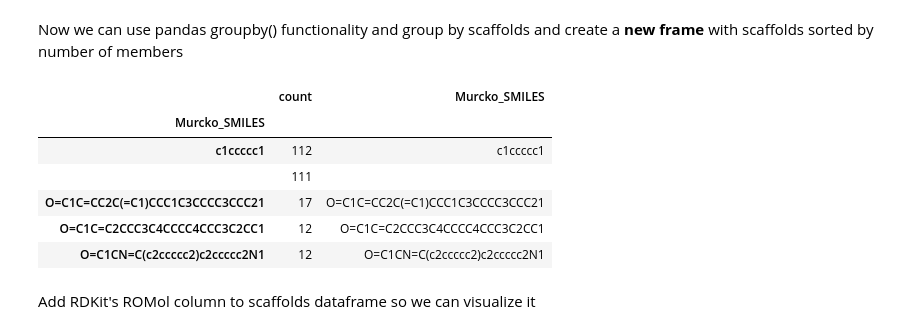
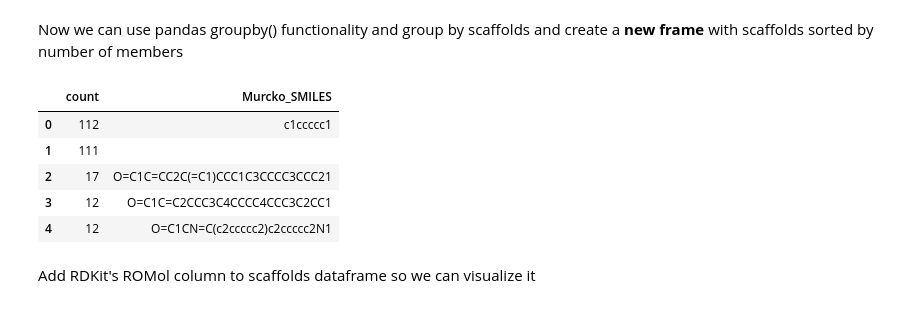
Before and after one commit to inambioinfo/snippets, a Jupyter notebook: IPython/Erlangen2014/Scaffold analysis in Python with RDKit and pandas.ipynb, the cells around one changed output. Cells and saved outputs as stored; diff of their text form; code cells hidden in the pictures.

```diff
--- a/IPython/Erlangen2014/Scaffold analysis in Python with RDKit and pandas.ipynb
+++ b/IPython/Erlangen2014/Scaffold analysis in Python with RDKit and pandas.ipynb
@@ -230,16 +230,16 @@ sortedScaffolds = cpds.groupby(['Murcko_SMILES']).count().sort(smiles, ascending
 # %%
 sortedScaffolds = sortedScaffolds[[smiles]] # Keep only smiles column
 sortedScaffolds = sortedScaffolds.rename(columns={smiles:'count'}) # rename smiles column to count
 sortedScaffolds['Murcko_SMILES'] = sortedScaffolds.index # actual SMILES are only in index column, move it
+sortedScaffolds.index = range(len(sortedScaffolds))
 sortedScaffolds.head()
 # %% [output]
 |  | count | Murcko_SMILES |
-| Murcko_SMILES |  |  |
-| c1ccccc1 | 112 | c1ccccc1 |
-|  | 111 |  |
-| O=C1C=CC2C(=C1)CCC1C3CCCC3CCC21 | 17 | O=C1C=CC2C(=C1)CCC1C3CCCC3CCC21 |
-| O=C1C=C2CCC3C4CCCC4CCC3C2CC1 | 12 | O=C1C=C2CCC3C4CCCC4CCC3C2CC1 |
-| O=C1CN=C(c2ccccc2)c2ccccc2N1 | 12 | O=C1CN=C(c2ccccc2)c2ccccc2N1 |
+| 0 | 112 | c1ccccc1 |
+| 1 | 111 |  |
+| 2 | 17 | O=C1C=CC2C(=C1)CCC1C3CCCC3CCC21 |
+| 3 | 12 | O=C1C=C2CCC3C4CCCC4CCC3C2CC1 |
+| 4 | 12 | O=C1CN=C(c2ccccc2)c2ccccc2N1 |
 # %% [markdown]
 Add RDKit's ROMol column to scaffolds dataframe so we can visualize it
 # %%
```
Also changed, not shown: parts of 13 cells of this notebook, 1 other file.
